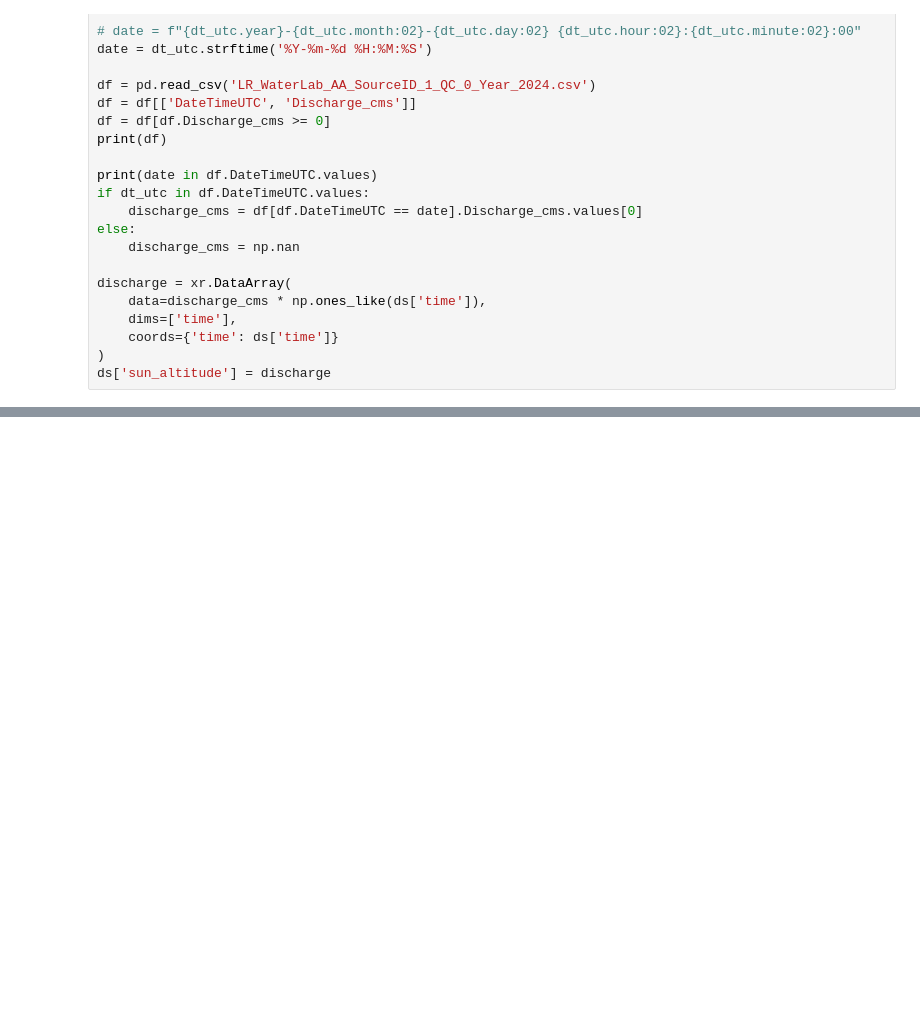
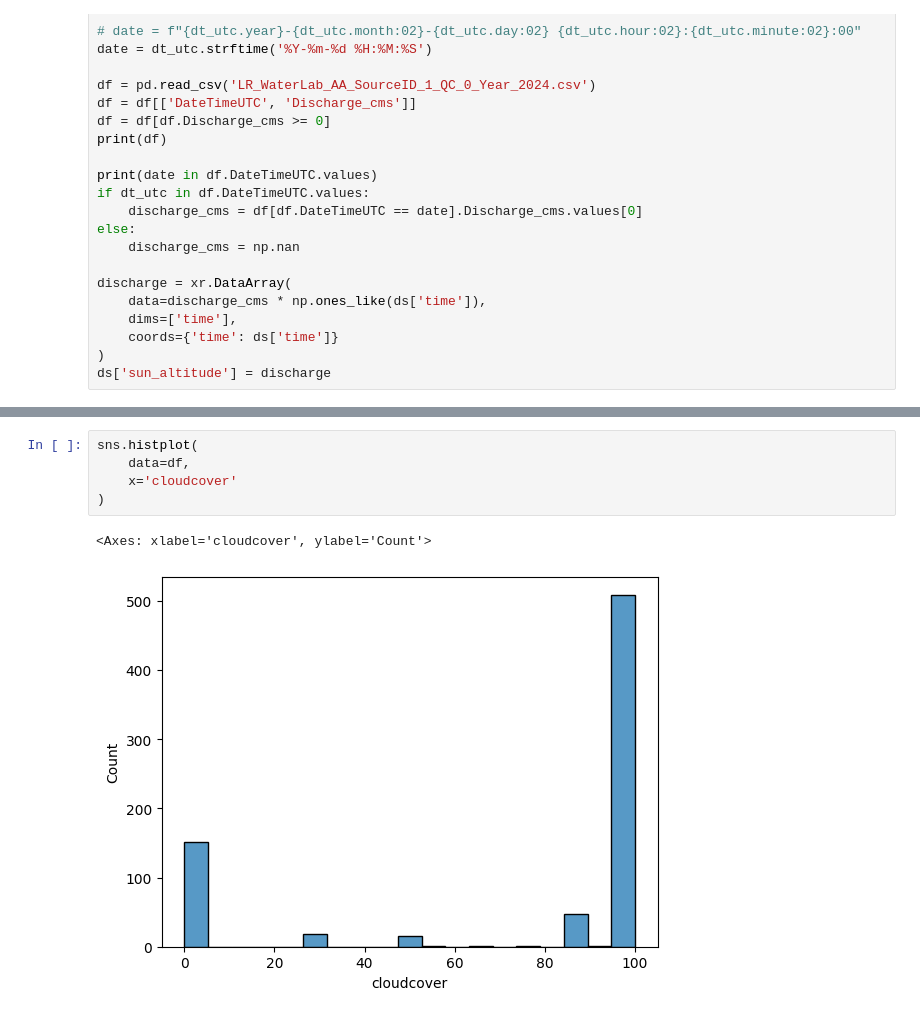
Before and after one commit to hfluke/PIV_UWRL, a Jupyter notebook: xarray_test.ipynb, the cells around one changed output, grey strips where cells are left out. Drawn from its saved outputs; the diff is of its cells as text; blank space fills up the shorter version.

```diff
--- a/xarray_test.ipynb
+++ b/xarray_test.ipynb
@@ -175,0 +236,8 @@ with open(output_file, mode='w', newline='') as file:
+# %%
+sns.histplot(
+    data=df,
+    x='cloudcover'
+)
+# %% [output]
+<Axes: xlabel='cloudcover', ylabel='Count'>
+[figure, added]
```
Also changed, not shown: parts of 12 cells of this notebook, 8 other files.
